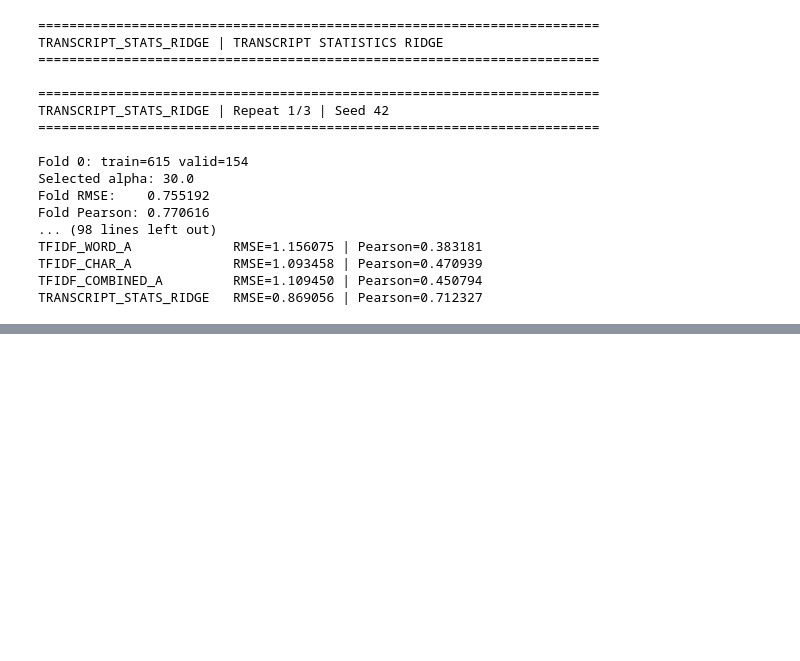
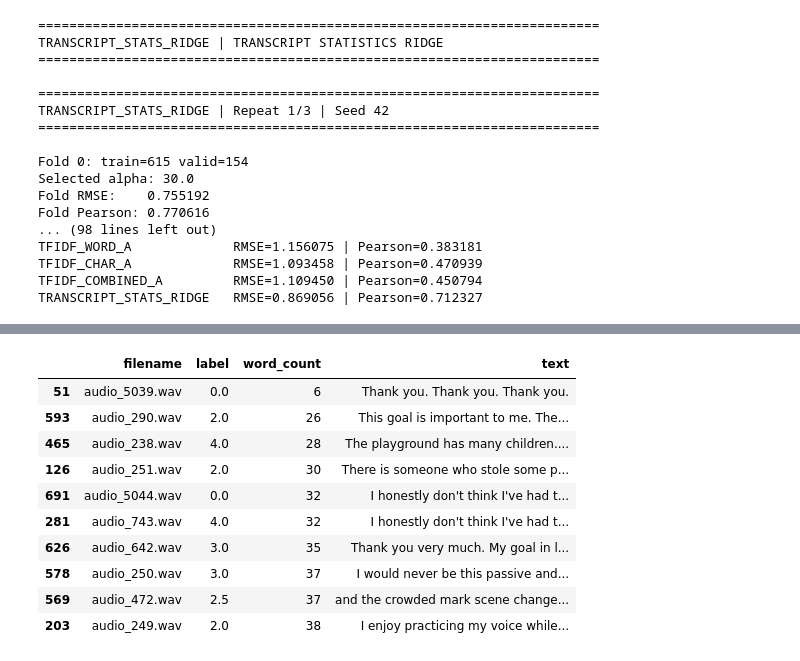
Before and after one commit to vanshbhutani1405/Grammar-Scoring, a Jupyter notebook: shl-grammar-scoring-master-pipeline.ipynb, the cells around one changed output, grey strips where cells are left out. Drawn from its saved outputs; the diff is of its cells as text; code cells hidden in the pictures; blank space fills up the shorter version.

```diff
--- a/shl-grammar-scoring-master-pipeline.ipynb
+++ b/shl-grammar-scoring-master-pipeline.ipynb
@@ -11477,3 +11496,73 @@ TFIDF_WORD_A             RMSE=1.156075 | Pearson=0.383181
 TFIDF_CHAR_A             RMSE=1.093458 | Pearson=0.470939
 TFIDF_COMBINED_A         RMSE=1.109450 | Pearson=0.450794
 TRANSCRIPT_STATS_RIDGE   RMSE=0.869056 | Pearson=0.712327
+# %%
+# ============================================================
+# S5 — DEBERTA INPUT SANITY CHECK
+#
+# STRATEGY CHANGE:
+# Before spending GPU time, verify that the actual transcripts
+# going into DeBERTa are complete and aligned with labels.
+# ============================================================
+
+print("=" * 72)
+print("S5 — DEBERTA INPUT SANITY CHECK")
+print("=" * 72)
+
+# ------------------------------------------------------------
+# Basic alignment
+# ------------------------------------------------------------
+
+assert len(A_TRAIN) == len(TRAIN_S0)
+assert len(Y_S3) == len(TRAIN_S0)
+
+assert (
+    A_TRAIN["filename"].to_numpy()
+    == TRAIN_S0["filename"].to_numpy()
+).all()
+
+# ------------------------------------------------------------
+# Transcript statistics
+# ------------------------------------------------------------
+
+texts = (
+    A_TRAIN[TEXT_COL]
+    .fillna("")
+    .astype(str)
+)
+
+word_counts = texts.str.split().str.len()
+
+print(f"Training rows:       {len(texts)}")
+print(f"Empty transcripts:   {(texts.str.strip() == '').sum()}")
+print(f"Min words:           {word_counts.min()}")
+print(f"Median words:        {word_counts.median():.1f}")
+print(f"Mean words:          {word_counts.mean():.1f}")
+print(f"Max words:           {word_counts.max()}")
+
+print("\nShortest transcripts:")
+display(
+    pd.DataFrame({
+        "filename": A_TRAIN["filename"],
+        "label": Y_S3,
+        "word_count": word_counts,
+        "text": texts,
+    })
+    .sort_values("word_count")
+    .head(10)
+)
+
+print("\nLongest transcripts:")
+display(
+    pd.DataFrame({
+        "filename": A_TRAIN["filename"],
+        "label": Y_S3,
+        "word_count": word_counts,
+        "text": texts,
+    })
+    .sort_values("word_count", ascending=False)
+    .head(5)
+)
+
+print("\nS5 input sanity check: PASS")
+# %% [output]
@@ -11479,0 +11580,11 @@ TRANSCRIPT_STATS_RIDGE   RMSE=0.869056 | Pearson=0.712327
+|  | filename | label | word_count | text |
+| 51 | audio_5039.wav | 0.0 | 6 | Thank you. Thank you. Thank you. |
+| 593 | audio_290.wav | 2.0 | 26 | This goal is important to me. The... |
+| 465 | audio_238.wav | 4.0 | 28 | The playground has many children.... |
+| 126 | audio_251.wav | 2.0 | 30 | There is someone who stole some p... |
+| 691 | audio_5044.wav | 0.0 | 32 | I honestly don't think I've had t... |
+| 281 | audio_743.wav | 4.0 | 32 | I honestly don't think I've had t... |
+| 626 | audio_642.wav | 3.0 | 35 | Thank you very much. My goal in l... |
+| 578 | audio_250.wav | 3.0 | 37 | I would never be this passive and... |
+| 569 | audio_472.wav | 2.5 | 37 | and the crowded mark scene change... |
+| 203 | audio_249.wav | 2.0 | 38 | I enjoy practicing my voice while... |
```
Also changed, not shown: parts of 33 cells of this notebook.
